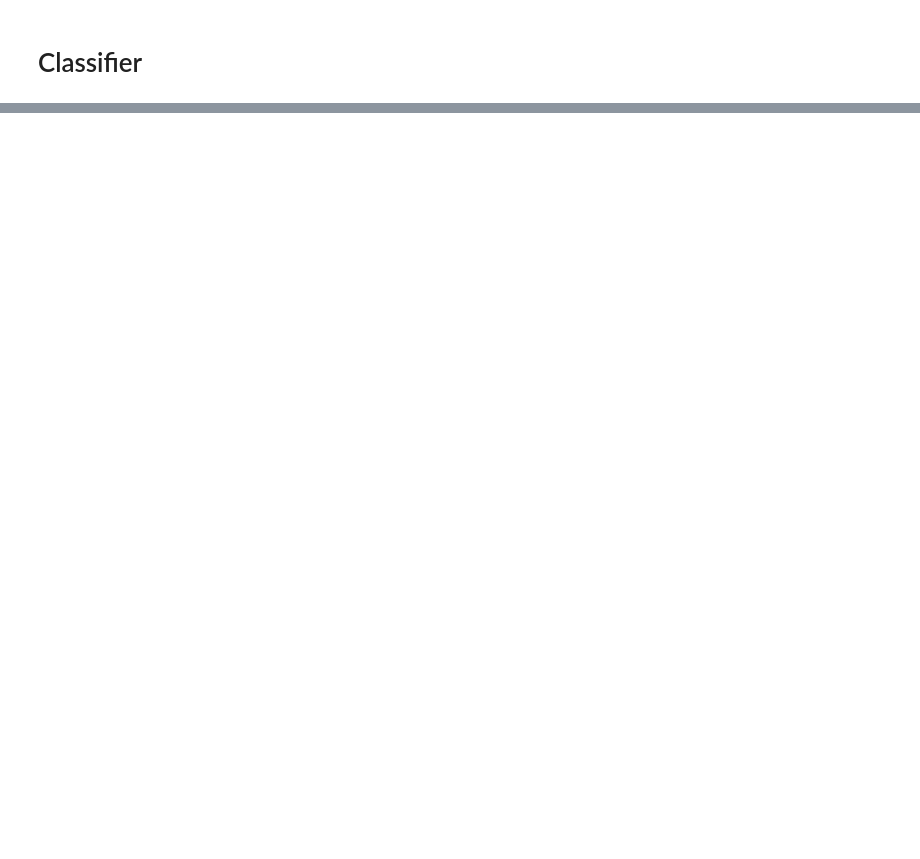
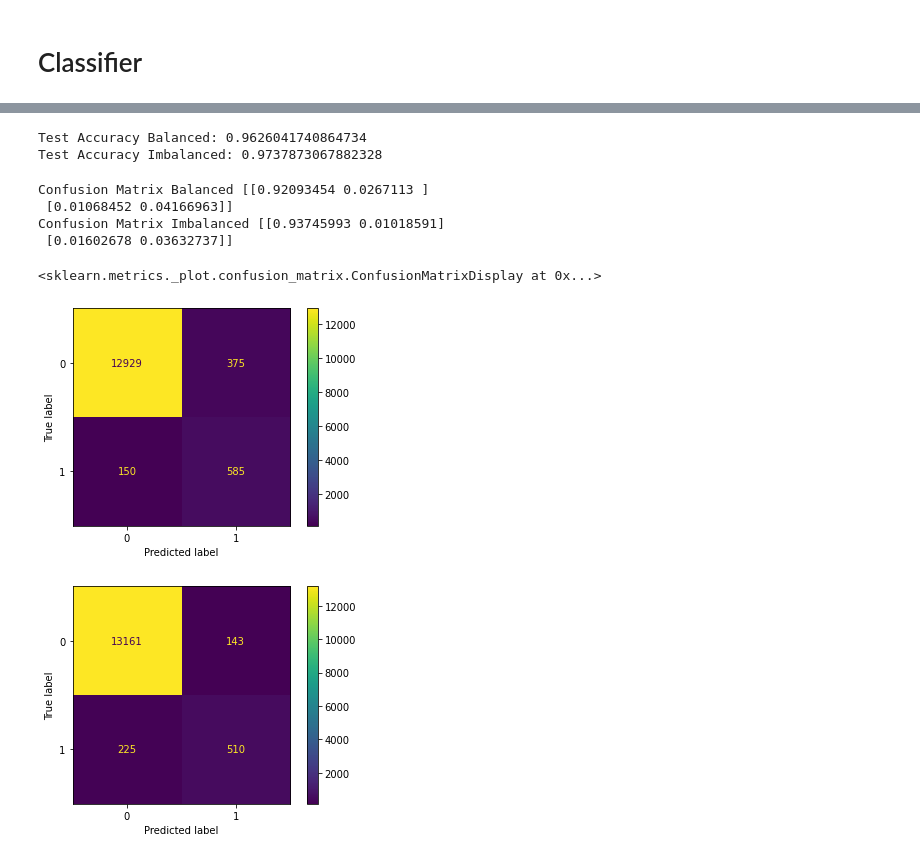
Before and after one commit to DebGil/COM9071-1, a Jupyter notebook: deborah_gil_R00183608.ipynb, the cells around one changed output, grey strips where cells are left out. Cells and saved outputs as stored; diff of their text form; code cells hidden in the pictures; blank space fills up the shorter version.

Commit message:
3 splits with pots

```diff
--- a/deborah_gil_R00183608.ipynb
+++ b/deborah_gil_R00183608.ipynb
@@ -258,5 +258,7 @@ https://limitlessdatascience.wordpress.com/2019/02/18/use-of-numpy-random-seed-a
 # %%
 from sklearn import model_selection
 
-X_train, X_test, y_train, y_test = model_selection.train_test_split(data_features, data_labels, test_size=0.4, random_state=183608)
+X_train, X_test, y_train, y_test = model_selection.train_test_split(data_features, data_labels, test_size=0.2, random_state=183608)
 print()
+
+print(data_features.size,X_train.size, X_test.size, y_train.size, y_test.size)
@@ -347,0 +341,6 @@ Confusion Matrix Balanced [[26574    53]
+# %%
+clf_knn_balanced =joblib.load( 'churn_knn_balanced.joblib')
+clf_knn_balanced.fit(X_train, y_train.values.ravel())
+predictions_knn_balanced = clf_knn_balanced.predict(X_test)
+print(accuracy_score(y_test.values.ravel(), predictions_knn_balanced))
+print ("classification report\n" , classification_report(y_test, predictions_knn_balanced))
@@ -347,0 +358,6 @@ Confusion Matrix Balanced [[26574    53]
+# %%
+clf_knn_imbalanced =joblib.load( 'churn_knn_imbalanced.joblib')
+clf_knn_imbalanced.fit(X_train, y_train.values.ravel())
+predictions_knn_imbalanced = clf_knn_imbalanced.predict(X_test)
+print(accuracy_score(y_test.values.ravel(), predictions_knn_imbalanced))
+print ("classification report\n" , classification_report(y_test, predictions_knn_imbalanced))
@@ -347,0 +375,50 @@ Confusion Matrix Balanced [[26574    53]
+# %%
+from sklearn.metrics import accuracy_score
+
+print ('Test Accuracy Balanced:', accuracy_score( y_test, predictions_knn_balanced,))
+
+print ('Test Accuracy Imbalanced:', accuracy_score( y_test, predictions_knn_imbalanced))
+# %% [output]
+Test Accuracy Balanced: 0.9626041740864734
+Test Accuracy Imbalanced: 0.9737873067882328
+# %%
+from sklearn.metrics import confusion_matrix
+
+conf_mat_bal = confusion_matrix(y_true=y_test, y_pred=predictions_knn_balanced, normalize='all')
+print ('Confusion Matrix Balanced', conf_mat_bal)
+
+conf_mat_imbal = confusion_matrix(y_true=y_test, y_pred=predictions_knn_imbalanced, normalize='all')
+print ('Confusion Matrix Imbalanced', conf_mat_imbal)
+# %% [output]
+Confusion Matrix Balanced [[0.92093454 0.0267113 ]
+ [0.01068452 0.04166963]]
+Confusion Matrix Imbalanced [[0.93745993 0.01018591]
+ [0.01602678 0.03632737]]
+# %%
+from sklearn import metrics
+from matplotlib import pyplot
+from sklearn.metrics import ConfusionMatrixDisplay
+
+ConfusionMatrixDisplay.from_predictions(y_test, predictions_knn_balanced)
+
+ConfusionMatrixDisplay.from_predictions(y_test, predictions_knn_imbalanced)
+
+
+#fpr, tpr, thresholds = metrics.roc_curve(y_test, predictions_knn_balanced)
+# plot no skill roc curve
+#pyplot.plot([0, 1], [0, 1], linestyle='--', label='No Skill')
+# calculate roc curve for model
+
+# plot model roc curve
+#pyplot.plot(fpr, tpr, marker='.', label='Logistic')
+# axis labels
+#pyplot.xlabel('False Positive Rate')
+#pyplot.ylabel('True Positive Rate')
+# show the legend
+#pyplot.legend()
+# show the plot
+#pyplot.show()
+# %% [output]
+<sklearn.metrics._plot.confusion_matrix.ConfusionMatrixDisplay at 0x...>
+[figure, added]
+[figure, added]
```
Also changed, not shown: parts of 17 cells of this notebook, 16 other files.
